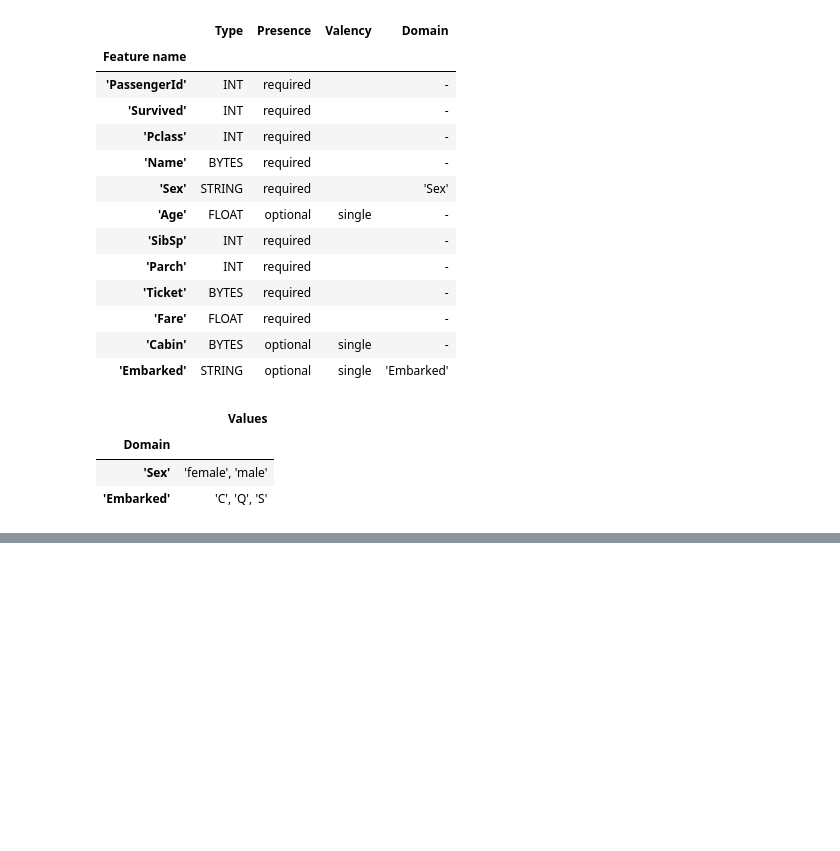
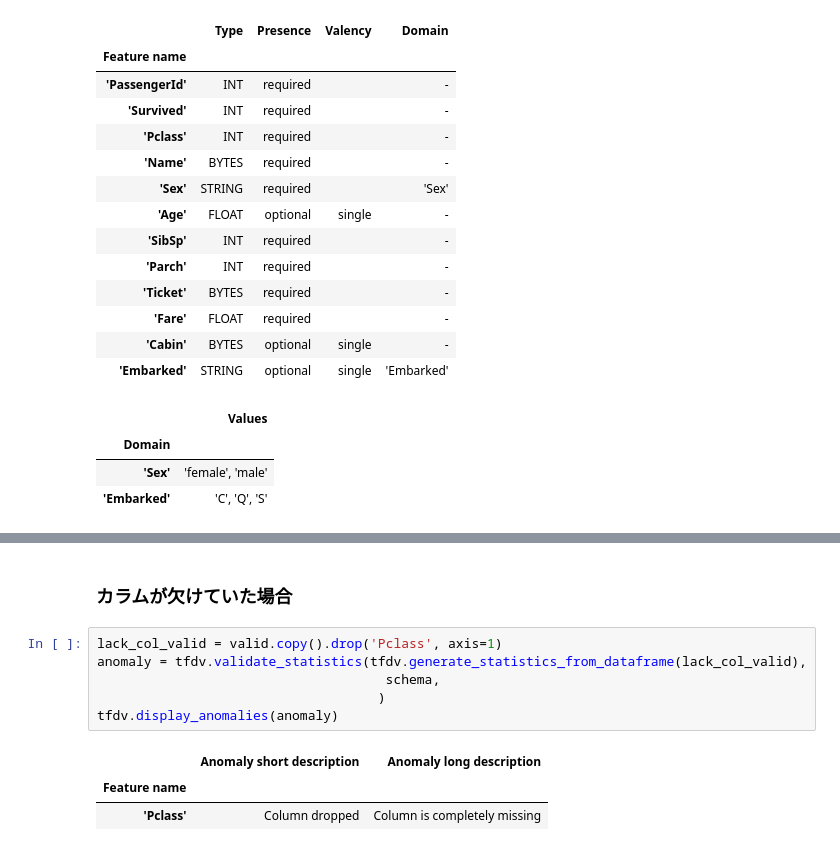
Before and after one commit to ken0407/tfdv_practice, a Jupyter notebook: tensorflow-data-validation.ipynb, the cells around one changed output, grey strips where cells are left out. Saved outputs shown, nothing was run; the diff lists cells and outputs as text; blank space fills up the shorter version.

```diff
--- a/tensorflow-data-validation.ipynb
+++ b/tensorflow-data-validation.ipynb
@@ -146,0 +163,12 @@ valid: (291, 12)
+# %% [markdown]
+### カラムが欠けていた場合
+# %%
+lack_col_valid = valid.copy().drop('Pclass', axis=1)
+anomaly = tfdv.validate_statistics(tfdv.generate_statistics_from_dataframe(lack_col_valid),
+                                     schema,
+                                    )
+tfdv.display_anomalies(anomaly)
+# %% [output]
+|  | Anomaly short description | Anomaly long description |
+| Feature name |  |  |
+| 'Pclass' | Column dropped | Column is completely missing |
```
Also changed, not shown: parts of 14 cells of this notebook, 2 other files.
